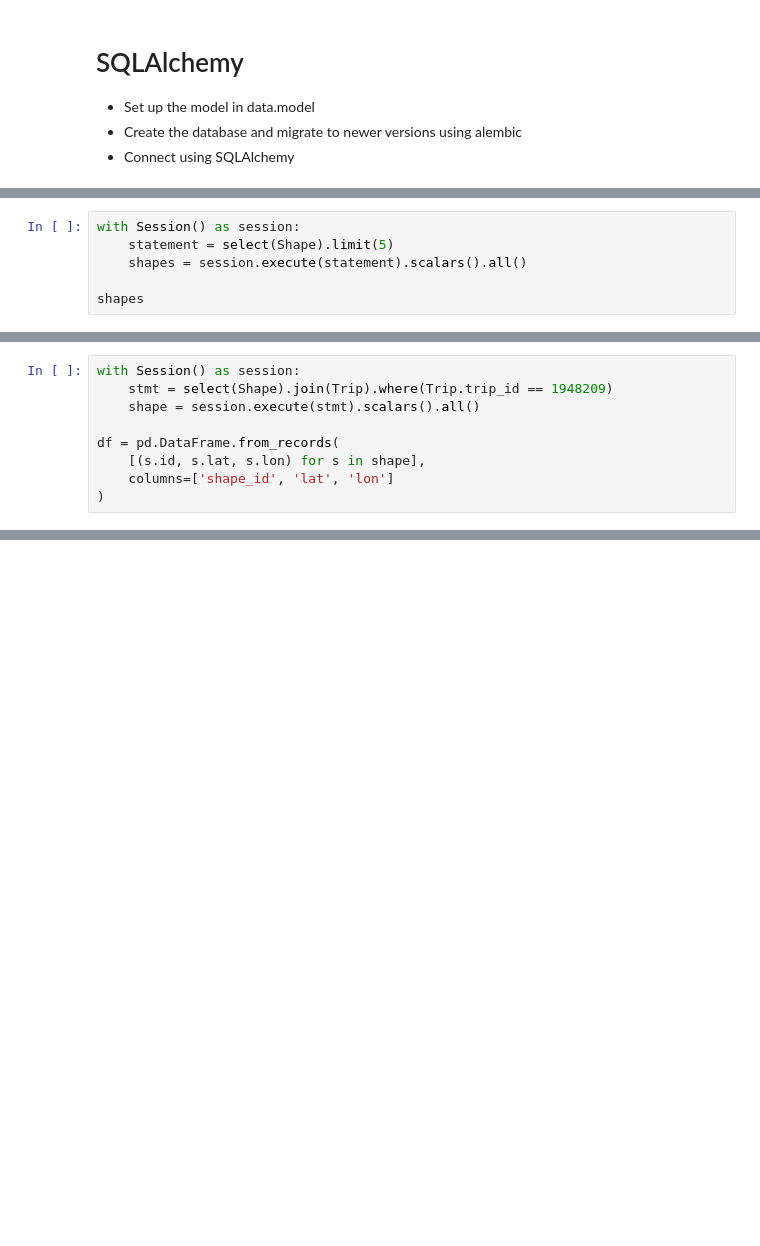
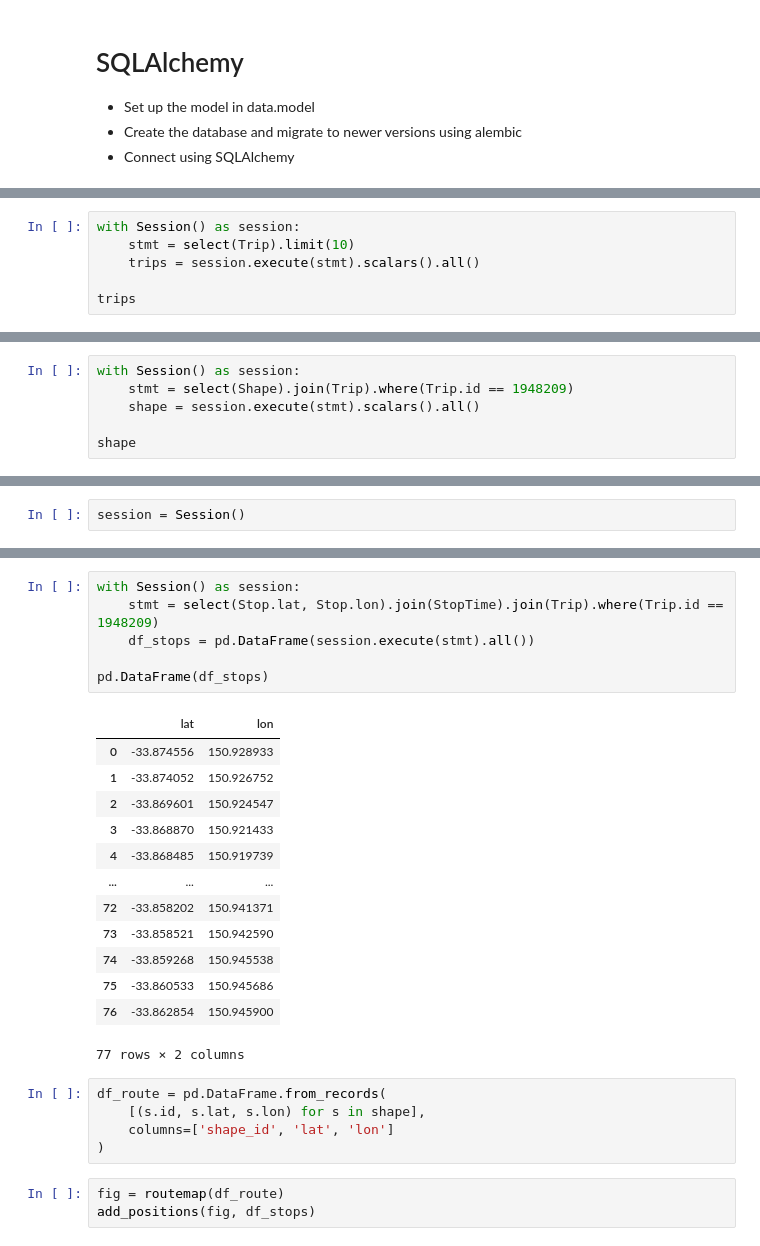
Before and after one commit to dmeekpmg/python-analytics-training-public, a Jupyter notebook: notebooks/database/database.ipynb, the cells around one changed output, grey strips where cells are left out. Saved outputs shown, nothing was run; the diff lists cells and outputs as text; blank space fills up the shorter version.

```diff
--- a/notebooks/database/database.ipynb
+++ b/notebooks/database/database.ipynb
@@ -17,7 +19,7 @@ from visualisations.maps import routemap
 # %%
 with Session() as session:
-    statement = select(Shape).limit(5)
-    shapes = session.execute(statement).scalars().all()
+    stmt = select(Trip).limit(10)
+    trips = session.execute(stmt).scalars().all()
 
-shapes
+trips
 # %% [output]
@@ -29,9 +51,6 @@ shapes
 # %%
 with Session() as session:
-    stmt = select(Shape).join(Trip).where(Trip.trip_id == 1948209)
+    stmt = select(Shape).join(Trip).where(Trip.id == 1948209)
     shape = session.execute(stmt).scalars().all()
 
-df = pd.DataFrame.from_records(
-    [(s.id, s.lat, s.lon) for s in shape],
-    columns=['shape_id', 'lat', 'lon']
-)
+shape
@@ -39,0 +81,2 @@ routemap(df)
+# %%
+session = Session()
@@ -39,0 +105,28 @@ routemap(df)
+# %%
+with Session() as session:
+    stmt = select(Stop.lat, Stop.lon).join(StopTime).join(Trip).where(Trip.id == 1948209)
+    df_stops = pd.DataFrame(session.execute(stmt).all())
+
+pd.DataFrame(df_stops)
+# %% [output]
+|  | lat | lon |
+| 0 | -33.874556 | 150.928933 |
+| 1 | -33.874052 | 150.926752 |
+| 2 | -33.869601 | 150.924547 |
+| 3 | -33.868870 | 150.921433 |
+| 4 | -33.868485 | 150.919739 |
+| ... | ... | ... |
+| 72 | -33.858202 | 150.941371 |
+| 73 | -33.858521 | 150.942590 |
+| 74 | -33.859268 | 150.945538 |
+| 75 | -33.860533 | 150.945686 |
+| 76 | -33.862854 | 150.945900 |
+77 rows × 2 columns
+# %%
+df_route = pd.DataFrame.from_records(
+    [(s.id, s.lat, s.lon) for s in shape],
+    columns=['shape_id', 'lat', 'lon']
+)
+# %%
+fig = routemap(df_route)
+add_positions(fig, df_stops)
```
Also changed, not shown: parts of 14 cells of this notebook, 3 other files.
